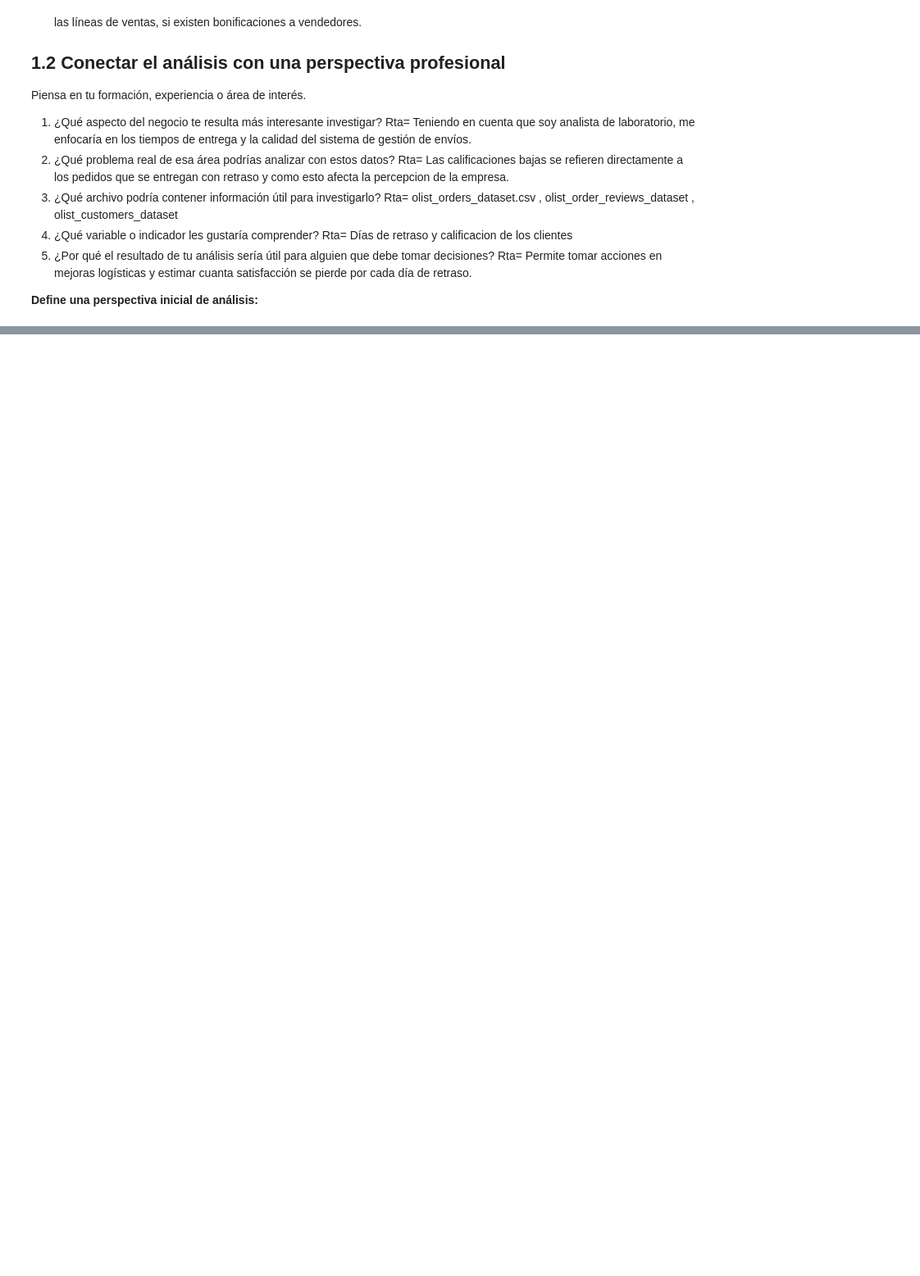
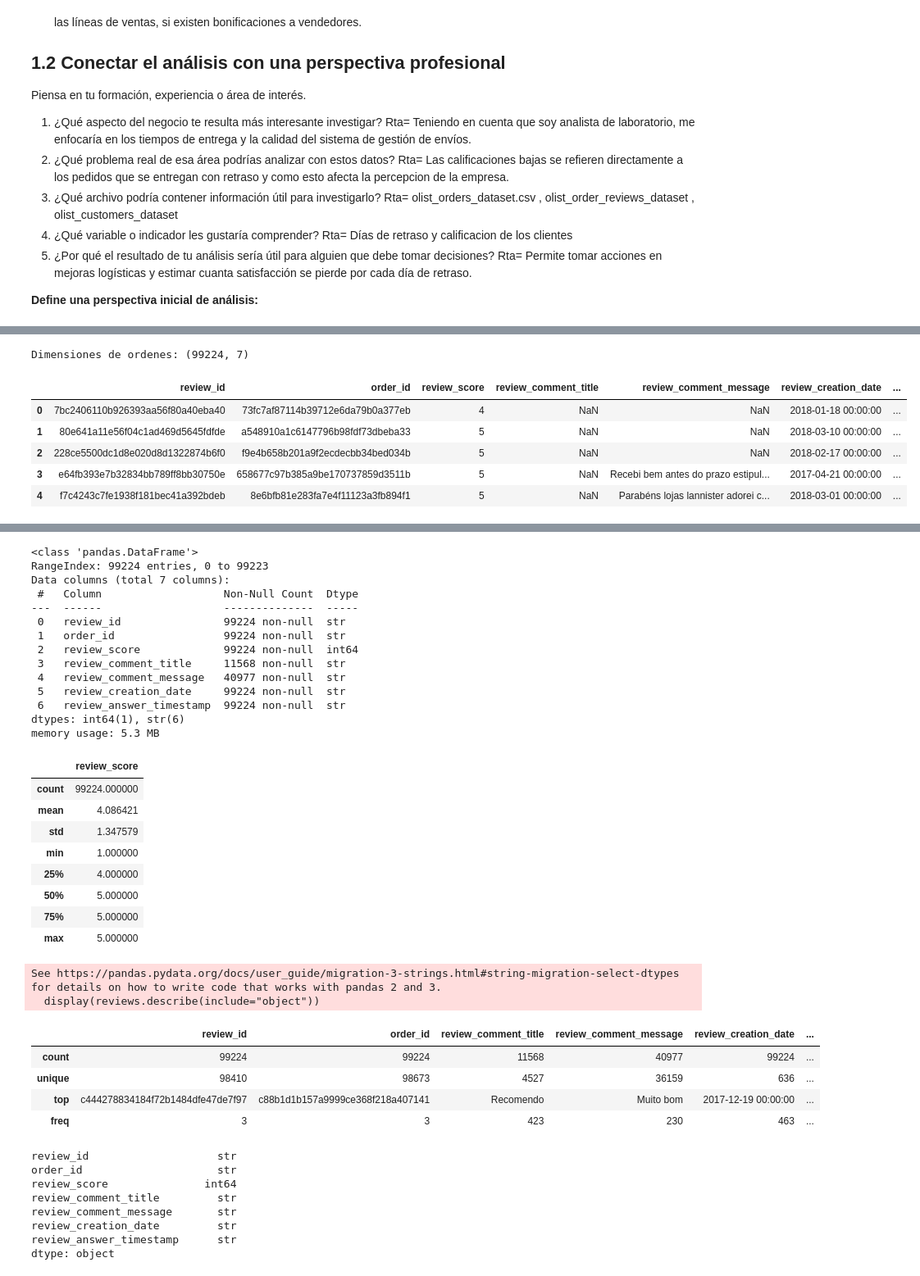
Before and after one commit to maria-romerol/Entregables-BIT-MariaRomero, a Jupyter notebook: Entregables/Actividad 3 Entregable/Entregable3.ipynb, the cells around one changed output, grey strips where cells are left out. Shown at 82% size. Cells and saved outputs as stored; diff of their text form; code cells hidden in the pictures; blank space fills up the shorter version.

```diff
--- a/Entregables/Actividad 3 Entregable/Entregable3.ipynb
+++ b/Entregables/Actividad 3 Entregable/Entregable3.ipynb
@@ -104,0 +219,19 @@ Filas: 3095, Columnas: 4
+# %%
+print("Dimensiones de ordenes:", reviews.shape)
+
+display(reviews.head())
+display(reviews.tail())
+
+reviews.info()
+
+display(reviews.describe())
+display(reviews.describe(include="object"))
+display(reviews.dtypes)
+# %% [output]
+Dimensiones de ordenes: (99224, 7)
+|  | review_id | order_id | review_score | review_comment_title | review_comment_message | review_creation_date | ... |
+| 0 | 7bc2406110b926393aa56f80a40eba40 | 73fc7af87114b39712e6da79b0a377eb | 4 | NaN | NaN | 2018-01-18 00:00:00 | ... |
+| 1 | 80e641a11e56f04c1ad469d5645fdfde | a548910a1c6147796b98fdf73dbeba33 | 5 | NaN | NaN | 2018-03-10 00:00:00 | ... |
+| 2 | 228ce5500dc1d8e020d8d1322874b6f0 | f9e4b658b201a9f2ecdecbb34bed034b | 5 | NaN | NaN | 2018-02-17 00:00:00 | ... |
+| 3 | e64fb393e7b32834bb789ff8bb30750e | 658677c97b385a9be170737859d3511b | 5 | NaN | Recebi bem antes do prazo estipul... | 2017-04-21 00:00:00 | ... |
+| 4 | f7c4243c7fe1938f181bec41a392bdeb | 8e6bfb81e283fa7e4f11123a3fb894f1 | 5 | NaN | Parabéns lojas lannister adorei c... | 2018-03-01 00:00:00 | ... |
@@ -104,0 +244,38 @@ Filas: 3095, Columnas: 4
+<class 'pandas.DataFrame'>
+RangeIndex: 99224 entries, 0 to 99223
+Data columns (total 7 columns):
+ #   Column                   Non-Null Count  Dtype
+---  ------                   --------------  -----
+ 0   review_id                99224 non-null  str
+ 1   order_id                 99224 non-null  str
+ 2   review_score             99224 non-null  int64
+ 3   review_comment_title     11568 non-null  str
+ 4   review_comment_message   40977 non-null  str
+ 5   review_creation_date     99224 non-null  str
+ 6   review_answer_timestamp  99224 non-null  str
+dtypes: int64(1), str(6)
+memory usage: 5.3 MB
+|  | review_score |
+| count | 99224.000000 |
+| mean | 4.086421 |
+| std | 1.347579 |
+| min | 1.000000 |
+| 25% | 4.000000 |
+| 50% | 5.000000 |
+| 75% | 5.000000 |
+| max | 5.000000 |
+See https://pandas.pydata.org/docs/user_guide/migration-3-strings.html#string-migration-select-dtypes for details on how to write code that works with pandas 2 and 3.
+  display(reviews.describe(include="object"))
+|  | review_id | order_id | review_comment_title | review_comment_message | review_creation_date | ... |
+| count | 99224 | 99224 | 11568 | 40977 | 99224 | ... |
+| unique | 98410 | 98673 | 4527 | 36159 | 636 | ... |
+| top | c444278834184f72b1484dfe47de7f97 | c88b1d1b157a9999ce368f218a407141 | Recomendo | Muito bom | 2017-12-19 00:00:00 | ... |
+| freq | 3 | 3 | 423 | 230 | 463 | ... |
+review_id                    str
+order_id                     str
+review_score               int64
+review_comment_title         str
+review_comment_message       str
+review_creation_date         str
+review_answer_timestamp      str
+dtype: object
```
Also changed, not shown: parts of 24 cells of this notebook, 3 other files.
